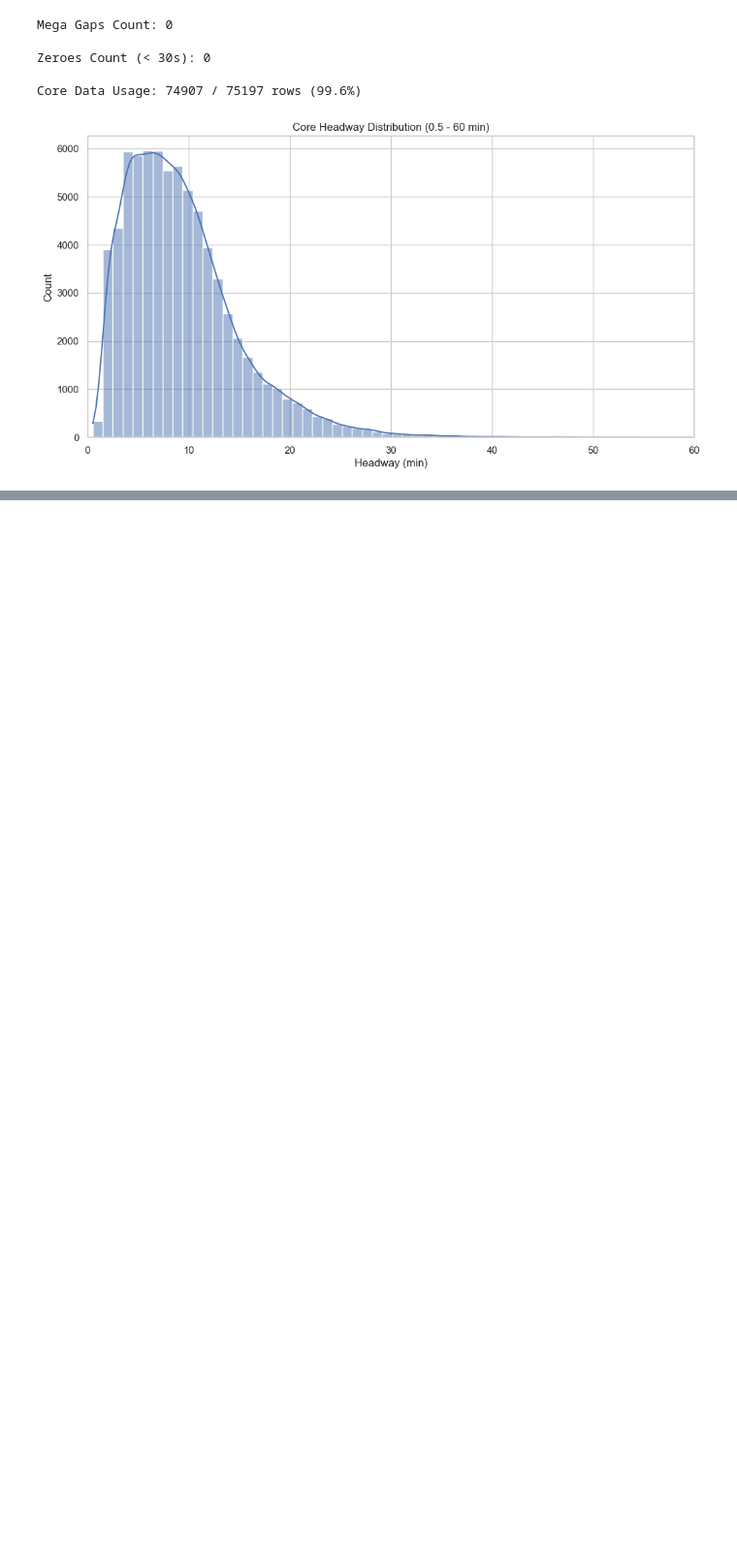
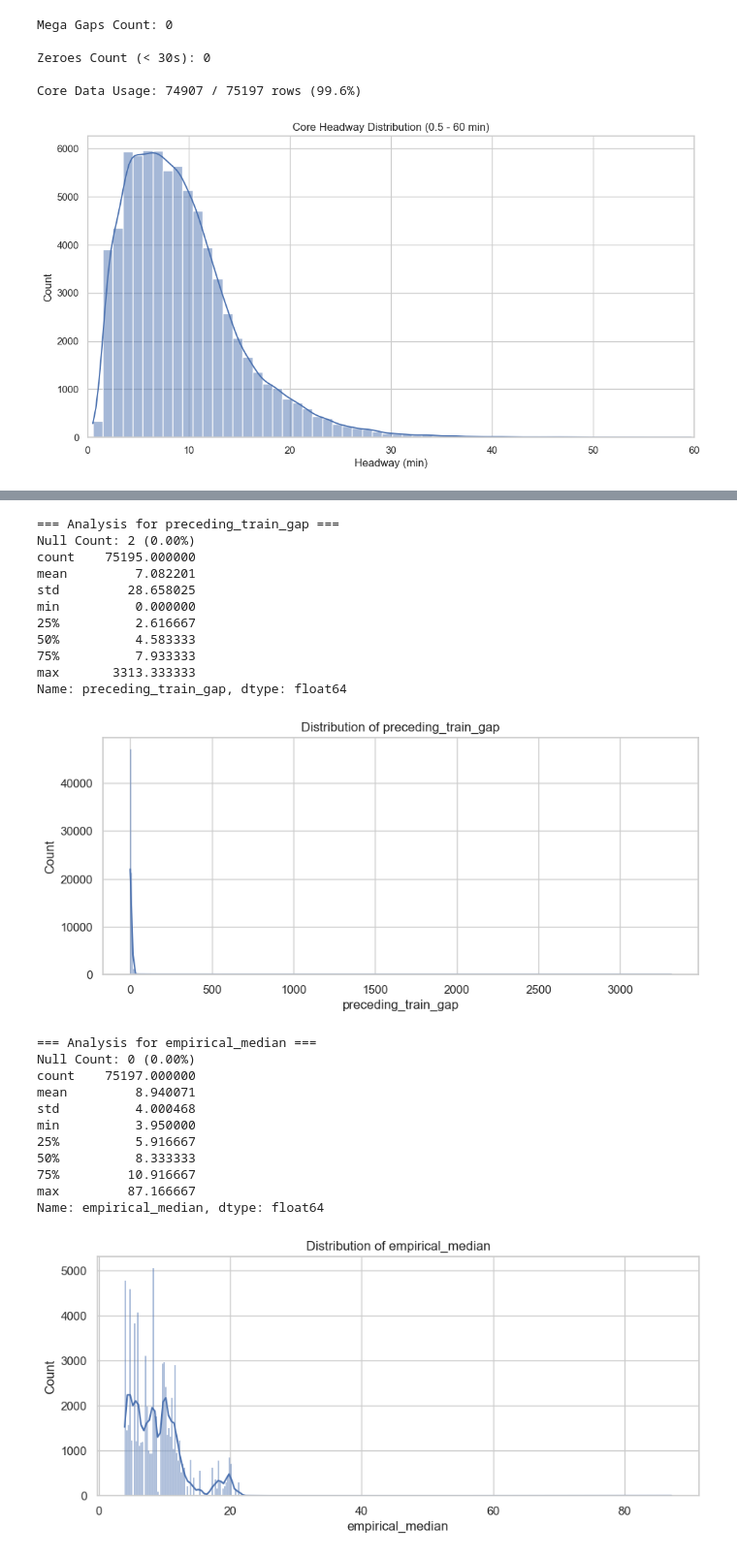
Before and after one commit to DanHerman212/headway-prediction, a Jupyter notebook: notebooks/eda_processed_data.ipynb, the cells around one changed output, grey strips where cells are left out. Shown at 97% size. Drawn from its saved outputs; the diff is of its cells as text; code cells hidden in the pictures; blank space fills up the shorter version.

Commit message:
updated notebook for experimental training setup for temporal fusion transformer

```diff
--- a/notebooks/eda_processed_data.ipynb
+++ b/notebooks/eda_processed_data.ipynb
@@ -318,0 +343,47 @@ Core Data Usage: 74907 / 75197 rows (99.6%)
+# %%
+features_to_check = ['preceding_train_gap', 'empirical_median', 'travel_time_14th', 'travel_time_34th']
+
+for feat in features_to_check:
+    print(f"\n=== Analysis for {feat} ===")
+    print(f"Null Count: {df[feat].isnull().sum()} ({df[feat].isnull().mean():.2%})")
+    print(df[feat].describe())
+
+    plt.figure(figsize=(10, 4))
+    sns.histplot(df[feat].dropna(), kde=True)
+    plt.title(f'Distribution of {feat}')
+    plt.show()
+
+print("\n=== Special Check: Empirical Median vs Service Headway ===")
+# Check correlation or differences
+diff = df['service_headway'] - df['empirical_median']
+print("Difference (Headway - Median) stats:")
+print(diff.describe())
+plt.figure(figsize=(10, 4))
+sns.histplot(diff.dropna(), kde=True)
+plt.title('Distribution of (Headway - Empirical Median)')
+plt.show()
+# %% [output]
+=== Analysis for preceding_train_gap ===
+Null Count: 2 (0.00%)
+count    75195.000000
+mean         7.082201
+std         28.658025
+min          0.000000
+25%          2.616667
+50%          4.583333
+75%          7.933333
+max       3313.333333
+Name: preceding_train_gap, dtype: float64
+[figure, added]
+=== Analysis for empirical_median ===
+Null Count: 0 (0.00%)
+count    75197.000000
+mean         8.940071
+std          4.000468
+min          3.950000
+25%          5.916667
+50%          8.333333
+75%         10.916667
+max         87.166667
+Name: empirical_median, dtype: float64
+[figure, added]
```
Also changed, not shown: parts of 5 cells of this notebook, 3 other files.
